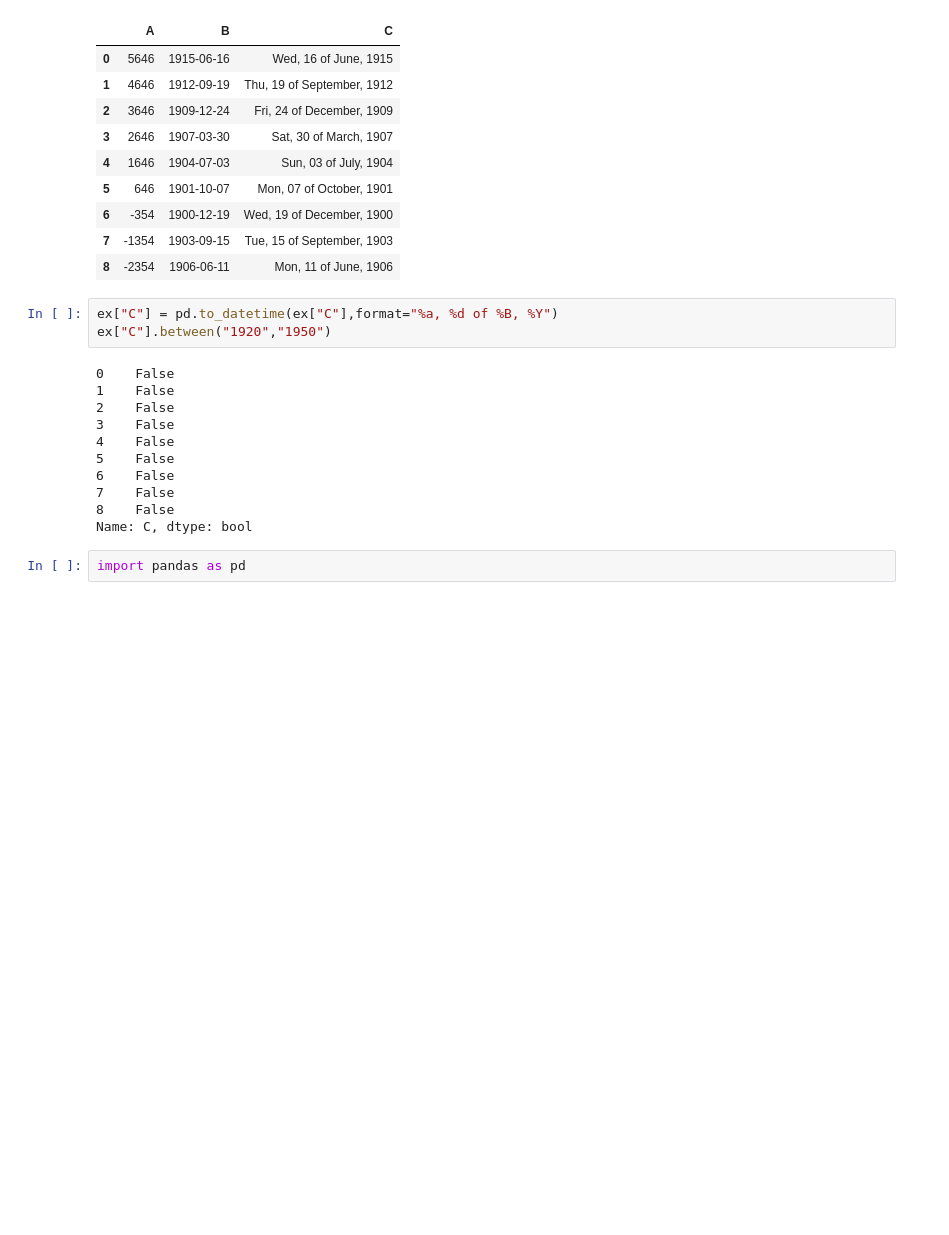
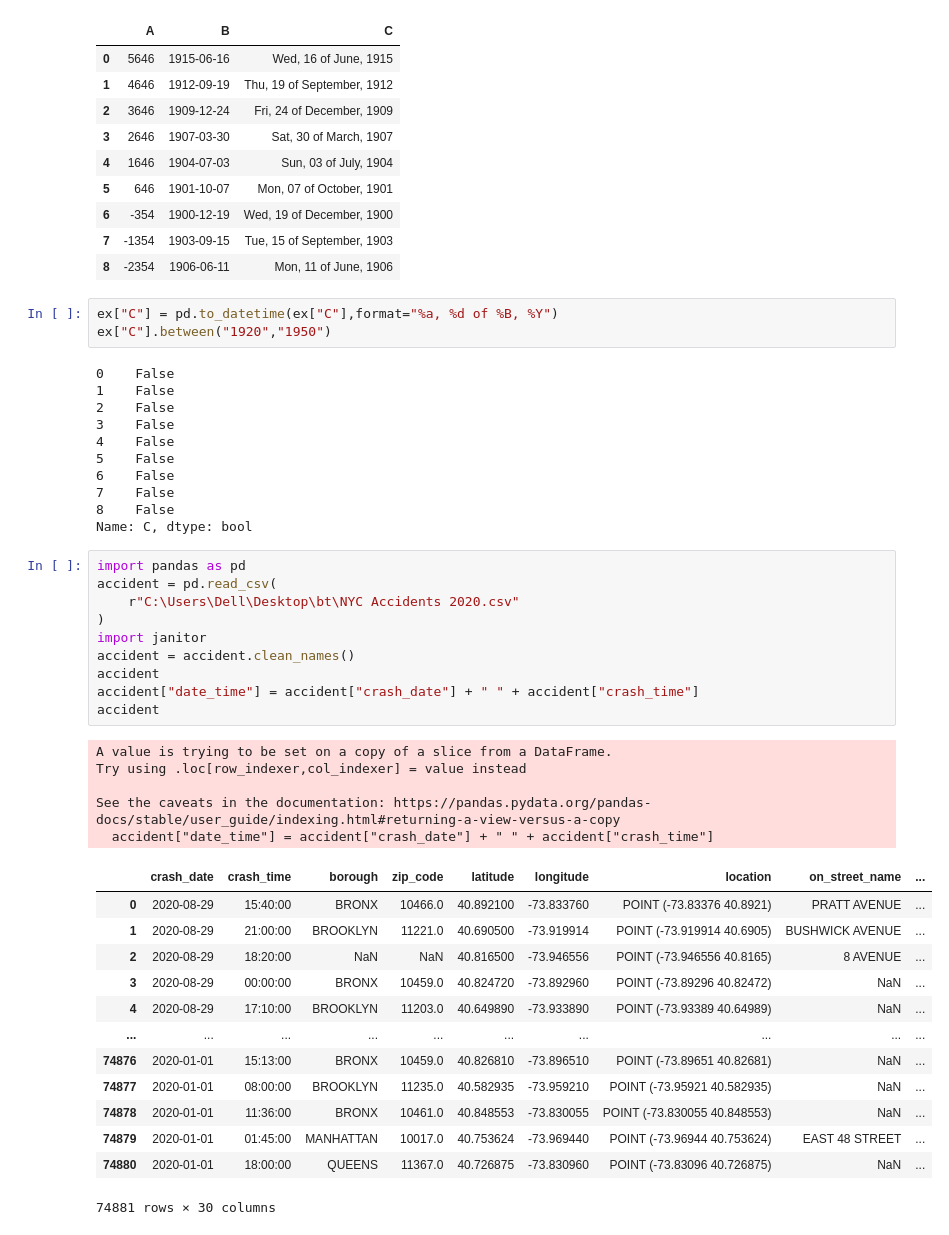
Before and after one commit to Femiolajide/Note, a Jupyter notebook: pop.ipynb, the cells around one changed output. Drawn from its saved outputs; the diff is of its cells as text; blank space fills up the shorter version.

```diff
--- a/pop.ipynb
+++ b/pop.ipynb
@@ -1644,3 +1644,30 @@ ex["C"].between("1920","1950")
 Name: C, dtype: bool
 # %%
 import pandas as pd
+accident = pd.read_csv(
+    r"C:\Users\Dell\Desktop\bt\NYC Accidents 2020.csv"
+)
+import janitor
+accident = accident.clean_names()
+accident
+accident["date_time"] = accident["crash_date"] + " " + accident["crash_time"]
+accident
+# %% [output]
+A value is trying to be set on a copy of a slice from a DataFrame.
+Try using .loc[row_indexer,col_indexer] = value instead
+
+See the caveats in the documentation: https://pandas.pydata.org/pandas-docs/stable/user_guide/indexing.html#returning-a-view-versus-a-copy
+  accident["date_time"] = accident["crash_date"] + " " + accident["crash_time"]
+|  | crash_date | crash_time | borough | zip_code | latitude | longitude | location | on_street_name | ... |
+| 0 | 2020-08-29 | 15:40:00 | BRONX | 10466.0 | 40.892100 | -73.833760 | POINT (-73.83376 40.8921) | PRATT AVENUE | ... |
+| 1 | 2020-08-29 | 21:00:00 | BROOKLYN | 11221.0 | 40.690500 | -73.919914 | POINT (-73.919914 40.6905) | BUSHWICK AVENUE | ... |
+| 2 | 2020-08-29 | 18:20:00 | NaN | NaN | 40.816500 | -73.946556 | POINT (-73.946556 40.8165) | 8 AVENUE | ... |
+| 3 | 2020-08-29 | 00:00:00 | BRONX | 10459.0 | 40.824720 | -73.892960 | POINT (-73.89296 40.82472) | NaN | ... |
+| 4 | 2020-08-29 | 17:10:00 | BROOKLYN | 11203.0 | 40.649890 | -73.933890 | POINT (-73.93389 40.64989) | NaN | ... |
+| ... | ... | ... | ... | ... | ... | ... | ... | ... | ... |
+| 74876 | 2020-01-01 | 15:13:00 | BRONX | 10459.0 | 40.826810 | -73.896510 | POINT (-73.89651 40.82681) | NaN | ... |
+| 74877 | 2020-01-01 | 08:00:00 | BROOKLYN | 11235.0 | 40.582935 | -73.959210 | POINT (-73.95921 40.582935) | NaN | ... |
+| 74878 | 2020-01-01 | 11:36:00 | BRONX | 10461.0 | 40.848553 | -73.830055 | POINT (-73.830055 40.848553) | NaN | ... |
+| 74879 | 2020-01-01 | 01:45:00 | MANHATTAN | 10017.0 | 40.753624 | -73.969440 | POINT (-73.96944 40.753624) | EAST 48 STREET | ... |
+| 74880 | 2020-01-01 | 18:00:00 | QUEENS | 11367.0 | 40.726875 | -73.830960 | POINT (-73.83096 40.726875) | NaN | ... |
+74881 rows × 30 columns
```
Also changed, not shown: parts of 5 cells of this notebook.
